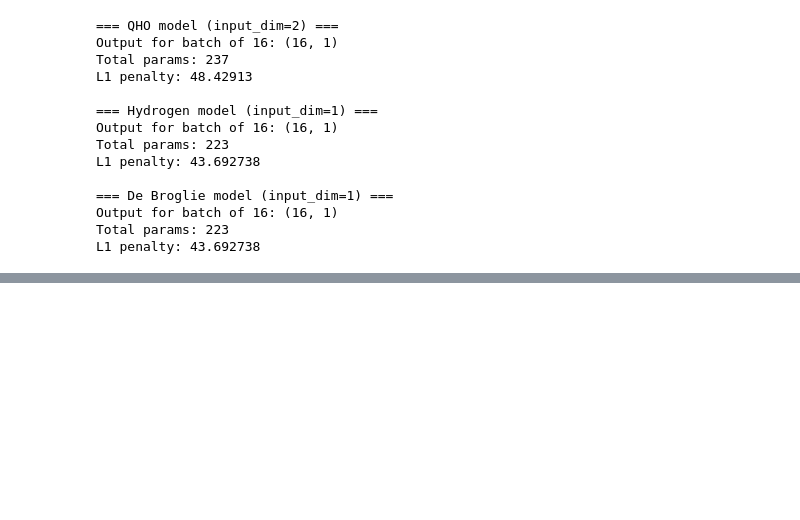
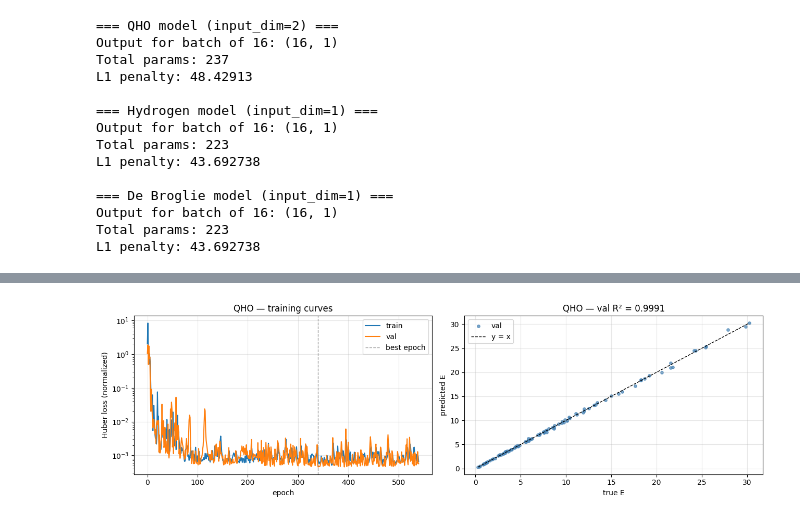
Before and after one commit to Omdeshmukh-17/quantum-eql-physics, a Jupyter notebook: notebook/equation_discovery.ipynb, the cells around one changed output, grey strips where cells are left out. Cells and saved outputs as stored; diff of their text form; code cells hidden in the pictures; blank space fills up the shorter version.

Commit message:
train EQL on QHO problem with Loss curves and R^2 evaluation

```diff
--- a/notebook/equation_discovery.ipynb
+++ b/notebook/equation_discovery.ipynb
@@ -350,0 +500,29 @@ print("Data prep utilities defined: train_val_split, normalize_y, denormalize_y.
+# %%
+fig, axes = plt.subplots(1, 2, figsize=(13, 4))
+
+# Loss curves (Huber loss in normalized units)
+axes[0].plot(history_qho["train_loss"], label="train", lw=1.5)
+axes[0].plot(history_qho["val_loss"], label="val", lw=1.5)
+axes[0].axvline(history_qho["best_epoch"], color="gray", ls="--", lw=1, alpha=0.7, label="best epoch")
+axes[0].set_xlabel("epoch")
+axes[0].set_ylabel("Huber loss (normalized)")
+axes[0].set_yscale("log")
+axes[0].set_title("QHO — training curves")
+axes[0].legend()
+axes[0].grid(alpha=0.3)
+
+# True vs predicted
+axes[1].scatter(y_qho_va, pred_va, s=15, alpha=0.7, color="steelblue", label="val")
+lims = [min(y_qho_va.min(), pred_va.min()), max(y_qho_va.max(), pred_va.max())]
+axes[1].plot(lims, lims, "k--", lw=1, label="y = x")
+axes[1].set_xlabel("true E")
+axes[1].set_ylabel("predicted E")
+axes[1].set_title(f"QHO — val R² = {r2_va:.4f}")
+axes[1].legend()
+axes[1].grid(alpha=0.3)
+
+plt.tight_layout()
+plt.savefig("../figures/qho_training.png", dpi=120, bbox_inches="tight")
+plt.show()
+# %% [output]
+[figure, added]
```
Also changed, not shown: parts of 3 cells of this notebook, 1 other file.
